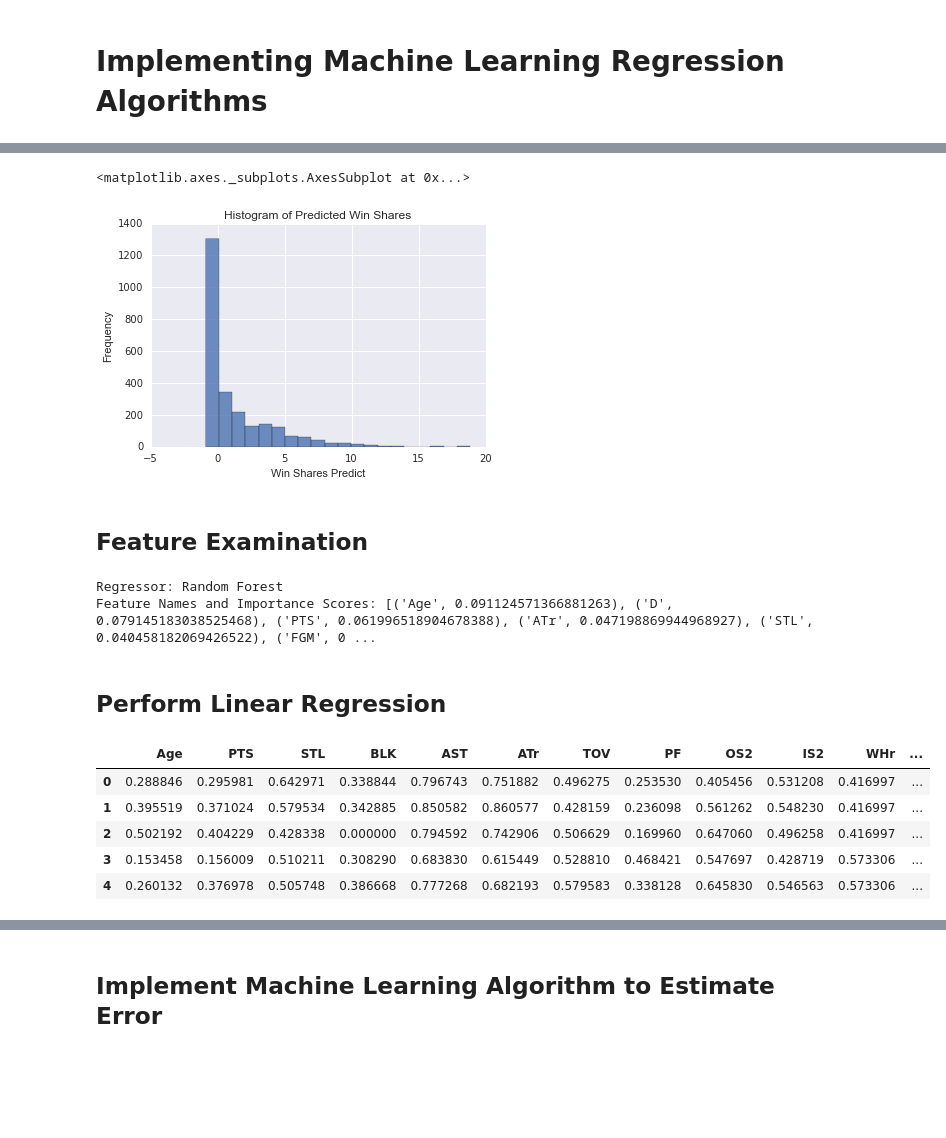
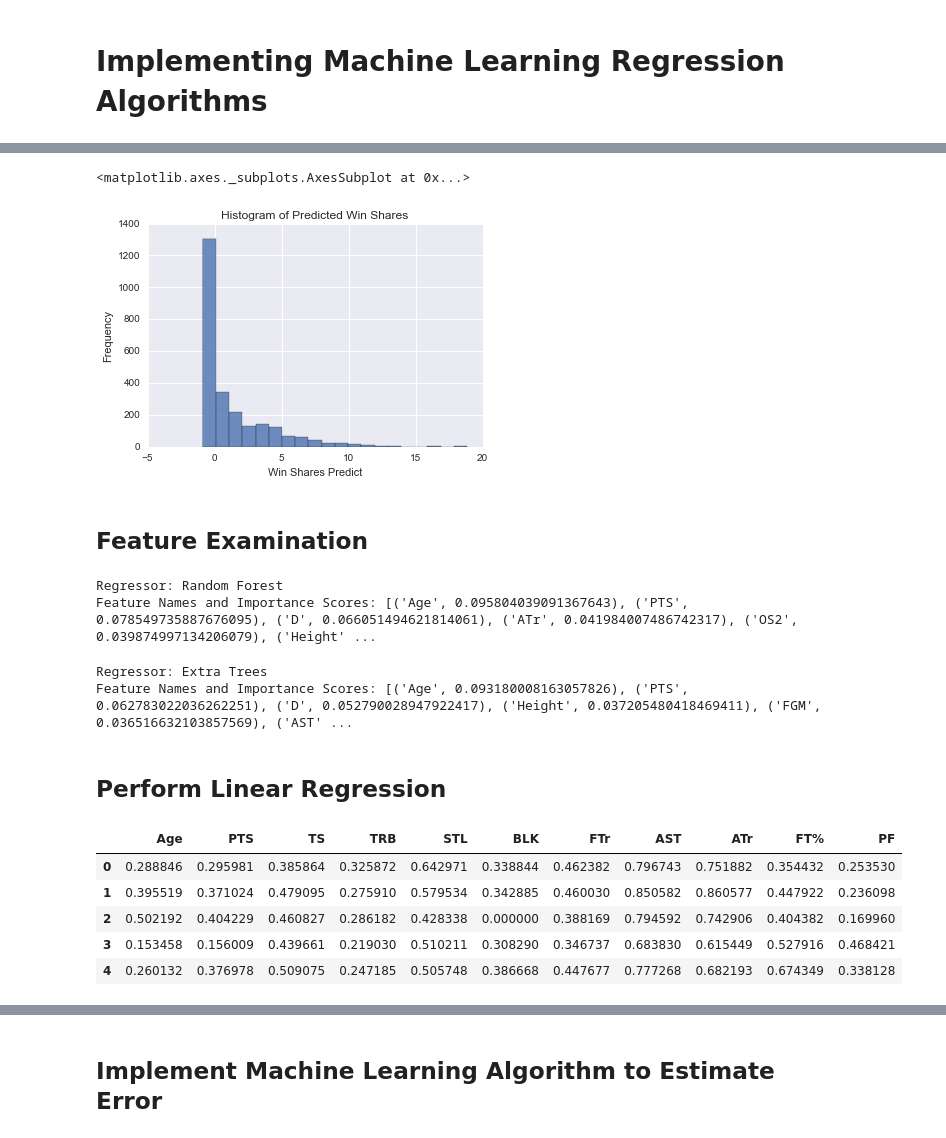
Before and after one commit to mattignal/BEEM, a Jupyter notebook: Regression.ipynb, the cells around one changed output, grey strips where cells are left out. Saved outputs shown, nothing was run; the diff lists cells and outputs as text; code cells hidden in the pictures; blank space fills up the shorter version.

```diff
--- a/Regression.ipynb
+++ b/Regression.ipynb
@@ -32,7 +32,7 @@ from sklearn.model_selection import cross_val_predict
 pd.set_option('display.max_columns', None)
 
 df = pd.DataFrame.from_csv('data.csv').set_index(['Name', 'Season']).reset_index()
-df = df.loc[df['MIN'] >= np.log(100)]
+df = df.loc[df['MIN'] >= 100]
 df = df.loc[df['Drafted'] != 2016]
 df['Valid'] = df['Drafted'] - df['Season']
 df = df.loc[df['Valid'] >= 0]
@@ -68,13 +68,14 @@ plt.xlabel('Win Shares Predict')
 df['WSPredict'].plot.hist(bins=20, alpha=0.8)
 # %% [output]
 <matplotlib.axes._subplots.AxesSubplot at 0x...>
-[figure, old version]
+[figure, new version]
 # %% [markdown]
 ## Feature Examination
 # %%
-possible = list(df[['2P%', '2PA', '2PM', 'AST', 'ATr', 'Age', 'Agility', 'BLK', 'DEF', 'FG%', 'FGA', 'FGM', 'FT%', 'FTA', \
-            'FTr', 'Height', 'Max_Vert', 'Vert_adj', 'NS_Vert', 'Move_adj', 'OFF', 'PTS', 'STL', 'Speed', 'WHr', \
-            'Weight', 'Wingspan', 'OS2', 'IS2', 'D', 'TRB', 'P']])
+possible = list(df[['2P%', '2PA', '2PM', 'AST', 'ATr', 'Age', 'Agility', 'BLK', 'DEF', 'FG%', 'FGA', 'FGM', 'FT%', \
+                    'FTA', 'FTr', 'Height', 'Max_Vert', 'Vert_adj', 'NS_Vert', 'Move_adj', 'OFF', 'PTS', 'STL', \
+                    'Speed', 'WHr', 'Weight', 'Wingspan', 'OS2', 'IS2', 'D', 'TRB', 'P', 'TS', 'eFG', 'Stocks', \
+                    'Stocks2', 'RSB', 'RSB2', 'WtHr']])
 
 target_cols = list(df[['WSPredict']])
 
@@ -100,31 +101,40 @@ def FeatureComparison(X_train, X_test, Y_train, Y_test):
                            key=lambda x: x[1], reverse=True)
     print "Regressor: Random Forest"
     print "Feature Names and Importance Scores:", feature_names
+    print
+    reg = ExtraTreesRegressor(max_features=None)
+    reg.fit(X_train, Y_train)
+    feature_names = sorted([(possible[i], reg.feature_importances_[i]) for i in range(len(possible))], \
+                           key=lambda x: x[1], reverse=True)
+    print "Regressor: Extra Trees"
+    print "Feature Names and Importance Scores:", feature_names
 
 FeatureComparison(X_train, X_test, Y_train, Y_test)
 # %% [output]
 Regressor: Random Forest
-Feature Names and Importance Scores: [('Age', 0.091124571366881263), ('D', 0.079145183038525468), ('PTS', 0.061996518904678388), ('ATr', 0.047198869944968927), ('STL', 0.040458182069426522), ('FGM', 0 ...
+Feature Names and Importance Scores: [('Age', 0.095804039091367643), ('PTS', 0.078549735887676095), ('D', 0.066051494621814061), ('ATr', 0.041984007486742317), ('OS2', 0.039874997134206079), ('Height' ...
+Regressor: Extra Trees
+Feature Names and Importance Scores: [('Age', 0.093180008163057826), ('PTS', 0.062783022036262251), ('D', 0.052790028947922417), ('Height', 0.037205480418469411), ('FGM', 0.036516632103857569), ('AST' ...
 # %% [markdown]
 ## Perform Linear Regression
 # %%
-feature_cols = list(df[['Age', 'PTS', 'STL', 'BLK', 'AST', 'ATr', 'TOV', 'PF', 'OS2', 'IS2', 'WHr', 'TRB']])
+feature_cols = list(df[['Age', 'PTS', 'TS', 'TRB', 'STL', 'BLK', 'FTr', 'AST', 'ATr', 'FT%', 'PF']])
 target_cols = list(df[['WSPredict']])
 
 X = df[feature_cols].fillna(np.mean(df[feature_cols]))
 y = df[target_cols]
 scaler = MinMaxScaler()
 scaler.fit(X)
 X = scaler.transform(X)
 X = pd.DataFrame(X, columns=feature_cols)
 X.head()
 # %% [output]
-|  | Age | PTS | STL | BLK | AST | ATr | TOV | PF | OS2 | IS2 | WHr | ... |
-| 0 | 0.288846 | 0.295981 | 0.642971 | 0.338844 | 0.796743 | 0.751882 | 0.496275 | 0.253530 | 0.405456 | 0.531208 | 0.416997 | ... |
-| 1 | 0.395519 | 0.371024 | 0.579534 | 0.342885 | 0.850582 | 0.860577 | 0.428159 | 0.236098 | 0.561262 | 0.548230 | 0.416997 | ... |
-| 2 | 0.502192 | 0.404229 | 0.428338 | 0.000000 | 0.794592 | 0.742906 | 0.506629 | 0.169960 | 0.647060 | 0.496258 | 0.416997 | ... |
-| 3 | 0.153458 | 0.156009 | 0.510211 | 0.308290 | 0.683830 | 0.615449 | 0.528810 | 0.468421 | 0.547697 | 0.428719 | 0.573306 | ... |
-| 4 | 0.260132 | 0.376978 | 0.505748 | 0.386668 | 0.777268 | 0.682193 | 0.579583 | 0.338128 | 0.645830 | 0.546563 | 0.573306 | ... |
+|  | Age | PTS | TS | TRB | STL | BLK | FTr | AST | ATr | FT% | PF |
+| 0 | 0.288846 | 0.295981 | 0.385864 | 0.325872 | 0.642971 | 0.338844 | 0.462382 | 0.796743 | 0.751882 | 0.354432 | 0.253530 |
+| 1 | 0.395519 | 0.371024 | 0.479095 | 0.275910 | 0.579534 | 0.342885 | 0.460030 | 0.850582 | 0.860577 | 0.447922 | 0.236098 |
+| 2 | 0.502192 | 0.404229 | 0.460827 | 0.286182 | 0.428338 | 0.000000 | 0.388169 | 0.794592 | 0.742906 | 0.404382 | 0.169960 |
+| 3 | 0.153458 | 0.156009 | 0.439661 | 0.219030 | 0.510211 | 0.308290 | 0.346737 | 0.683830 | 0.615449 | 0.527916 | 0.468421 |
+| 4 | 0.260132 | 0.376978 | 0.509075 | 0.247185 | 0.505748 | 0.386668 | 0.447677 | 0.777268 | 0.682193 | 0.674349 | 0.338128 |
 # %%
 lr = linear_model.LinearRegression()
 lr.fit(X, y)
```
Also changed, not shown: parts of 15 cells of this notebook, 1 other file.
